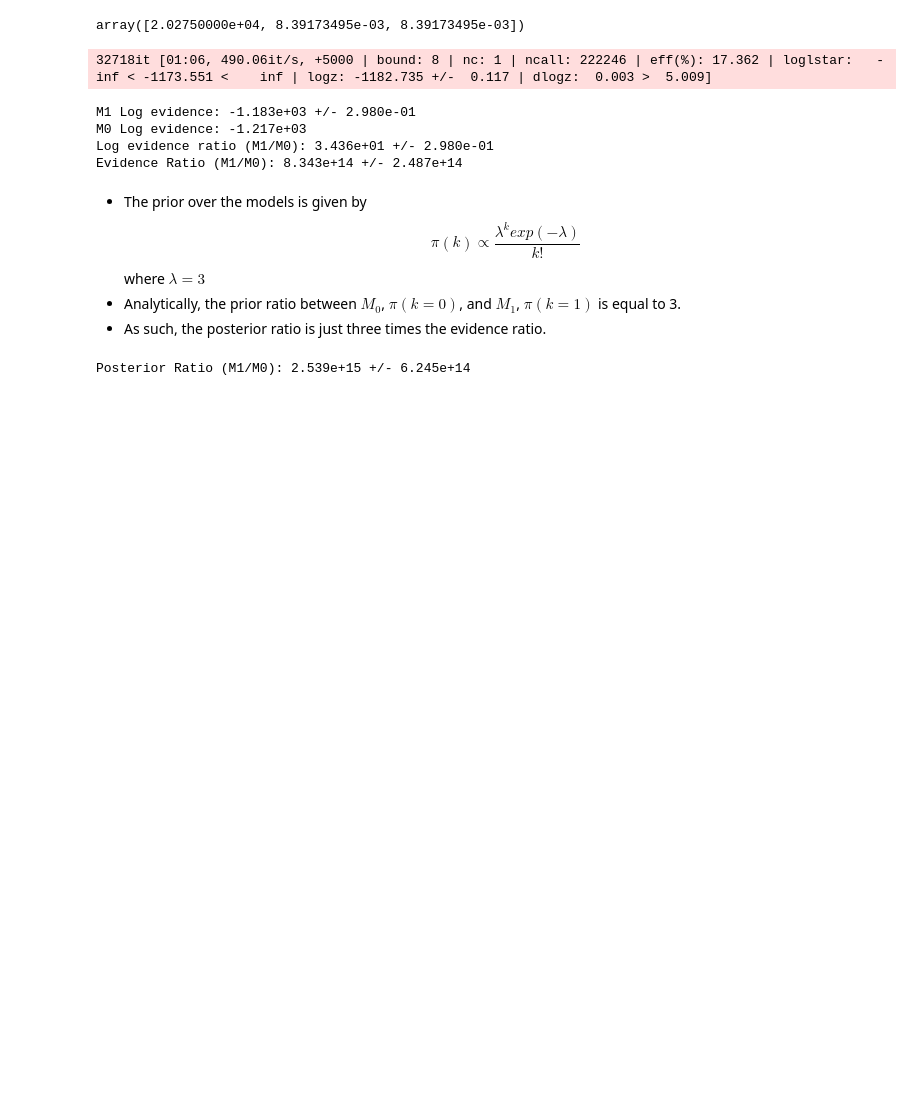
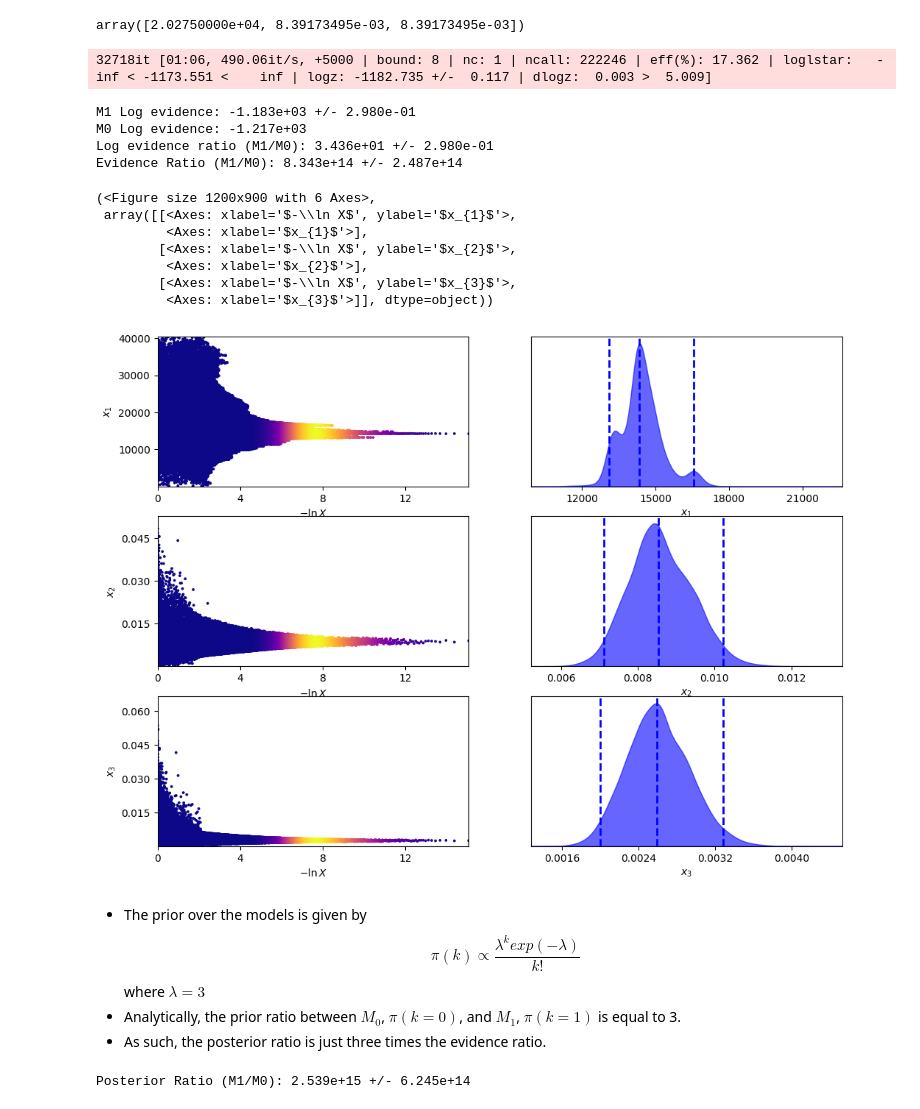
Before and after one commit to JoeyWee1/S2_Coal_Mining_Bayesian_Stats, a Jupyter notebook: C2CW.ipynb, the cells around one changed output. Saved outputs shown, nothing was run; the diff lists cells and outputs as text; code cells hidden in the pictures; blank space fills up the shorter version.

```diff
--- a/C2CW.ipynb
+++ b/C2CW.ipynb
@@ -629,6 +629,19 @@ M1 Log evidence: -1.183e+03 +/- 2.980e-01
 M0 Log evidence: -1.217e+03
 Log evidence ratio (M1/M0): 3.436e+01 +/- 2.980e-01
 Evidence Ratio (M1/M0): 8.343e+14 +/- 2.487e+14
+# %%
+from dynesty import plotting as dyplot
+# dyplot.runplot(sampler.results)
+dyplot.traceplot(sampler.results)
+# %% [output]
+(<Figure size 1200x900 with 6 Axes>,
+ array([[<Axes: xlabel='$-\\ln X$', ylabel='$x_{1}$'>,
+         <Axes: xlabel='$x_{1}$'>],
+        [<Axes: xlabel='$-\\ln X$', ylabel='$x_{2}$'>,
+         <Axes: xlabel='$x_{2}$'>],
+        [<Axes: xlabel='$-\\ln X$', ylabel='$x_{3}$'>,
+         <Axes: xlabel='$x_{3}$'>]], dtype=object))
+[figure, added]
 # %% [markdown]
 - The prior over the models is given by $$\pi(k) \propto \frac{\lambda^k exp(-\lambda)}{k!}$$ where $\lambda = 3$
 - Analytically, the prior ratio between $M_0$, $\pi(k=0)$, and $M_1$, $\pi(k=1)$ is equal to 3.
```
Also changed, not shown: parts of 1 cell of this notebook.
